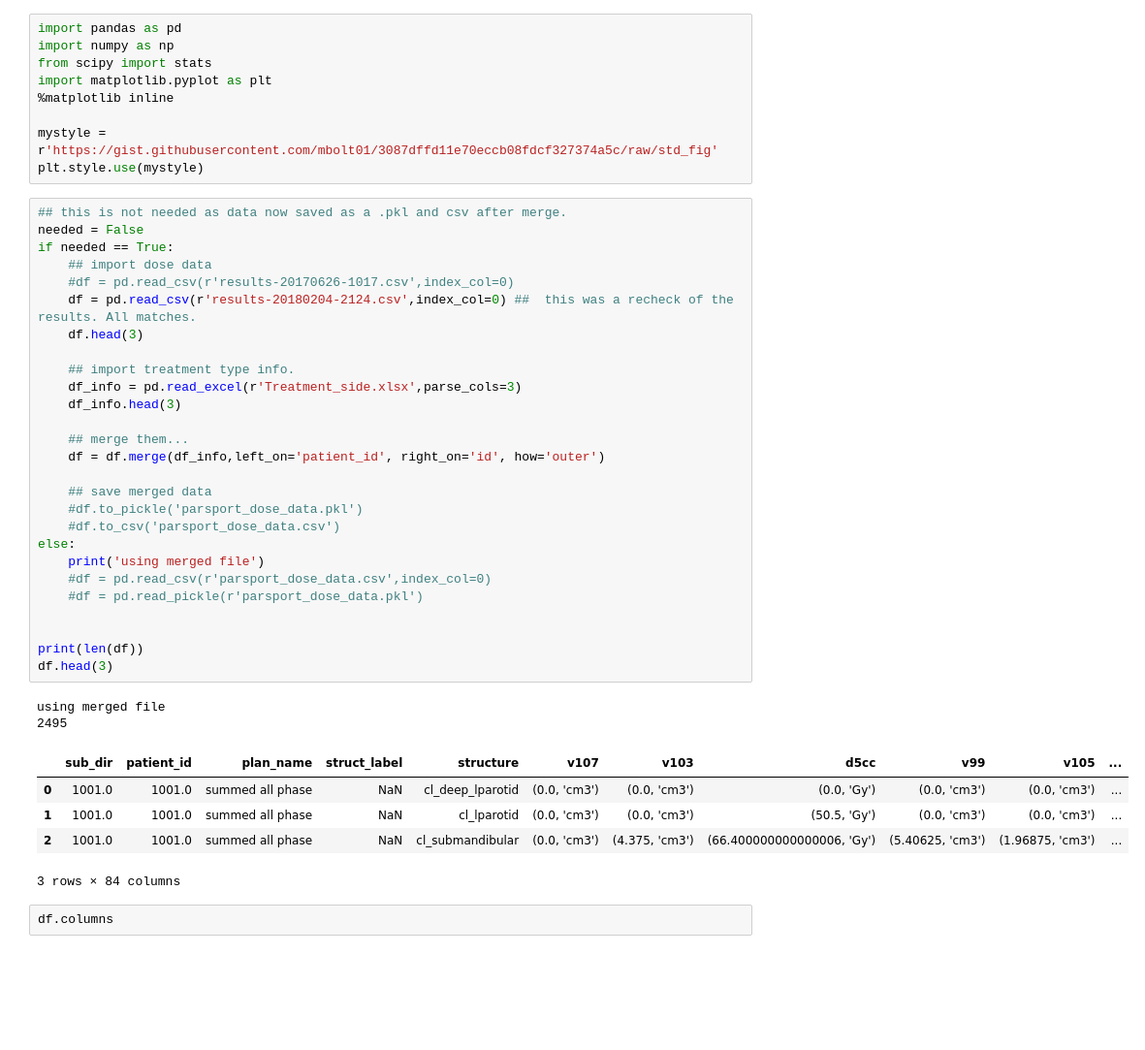
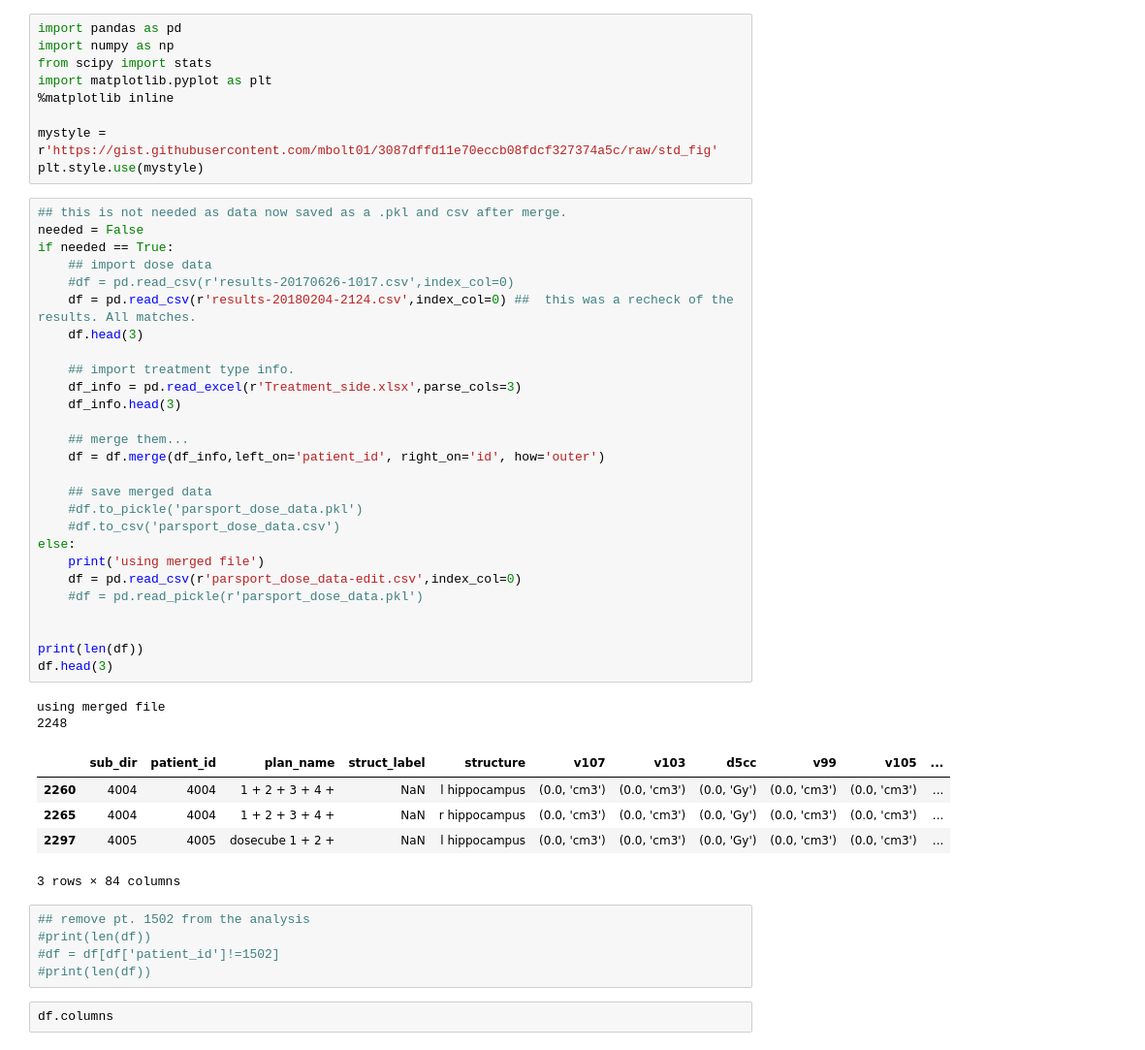
Before and after one commit to mbolt01/Thesis_analysis, a Jupyter notebook: Thesis-parsport-dvh-analysis.ipynb, the cells around one changed output. Shown at 97% size. Drawn from its saved outputs; the diff is of its cells as text; blank space fills up the shorter version.

```diff
--- a/Thesis-parsport-dvh-analysis.ipynb
+++ b/Thesis-parsport-dvh-analysis.ipynb
@@ -10,38 +10,43 @@ plt.style.use(mystyle)
 # %%
 ## this is not needed as data now saved as a .pkl and csv after merge.
 needed = False
 if needed == True:
     ## import dose data
     #df = pd.read_csv(r'results-20170626-1017.csv',index_col=0)
     df = pd.read_csv(r'results-20180204-2124.csv',index_col=0) ##  this was a recheck of the results. All matches.
     df.head(3)
 
     ## import treatment type info.
     df_info = pd.read_excel(r'Treatment_side.xlsx',parse_cols=3)
     df_info.head(3)
 
     ## merge them...
     df = df.merge(df_info,left_on='patient_id', right_on='id', how='outer')
 
     ## save merged data
     #df.to_pickle('parsport_dose_data.pkl')
     #df.to_csv('parsport_dose_data.csv')
 else:
     print('using merged file')
-    #df = pd.read_csv(r'parsport_dose_data.csv',index_col=0)
+    df = pd.read_csv(r'parsport_dose_data-edit.csv',index_col=0)
     #df = pd.read_pickle(r'parsport_dose_data.pkl')
 
 
 print(len(df))
 df.head(3)
 # %% [output]
 using merged file
-2495
+2248
 |  | sub_dir | patient_id | plan_name | struct_label | structure | v107 | v103 | d5cc | v99 | v105 | ... |
-| 0 | 1001.0 | 1001.0 | summed all phase | NaN | cl_deep_lparotid | (0.0, 'cm3') | (0.0, 'cm3') | (0.0, 'Gy') | (0.0, 'cm3') | (0.0, 'cm3') | ... |
-| 1 | 1001.0 | 1001.0 | summed all phase | NaN | cl_lparotid | (0.0, 'cm3') | (0.0, 'cm3') | (50.5, 'Gy') | (0.0, 'cm3') | (0.0, 'cm3') | ... |
-| 2 | 1001.0 | 1001.0 | summed all phase | NaN | cl_submandibular | (0.0, 'cm3') | (4.375, 'cm3') | (66.400000000000006, 'Gy') | (5.40625, 'cm3') | (1.96875, 'cm3') | ... |
+| 2260 | 4004 | 4004 | 1 + 2 + 3 + 4 + | NaN | l hippocampus | (0.0, 'cm3') | (0.0, 'cm3') | (0.0, 'Gy') | (0.0, 'cm3') | (0.0, 'cm3') | ... |
+| 2265 | 4004 | 4004 | 1 + 2 + 3 + 4 + | NaN | r hippocampus | (0.0, 'cm3') | (0.0, 'cm3') | (0.0, 'Gy') | (0.0, 'cm3') | (0.0, 'cm3') | ... |
+| 2297 | 4005 | 4005 | dosecube 1 + 2 + | NaN | l hippocampus | (0.0, 'cm3') | (0.0, 'cm3') | (0.0, 'Gy') | (0.0, 'cm3') | (0.0, 'cm3') | ... |
 3 rows × 84 columns
+# %%
+## remove pt. 1502 from the analysis
+#print(len(df))
+#df = df[df['patient_id']!=1502]
+#print(len(df))
 # %%
 df.columns
 # %% [output]
```
Also changed, not shown: parts of 18 cells of this notebook, 8 other files.
